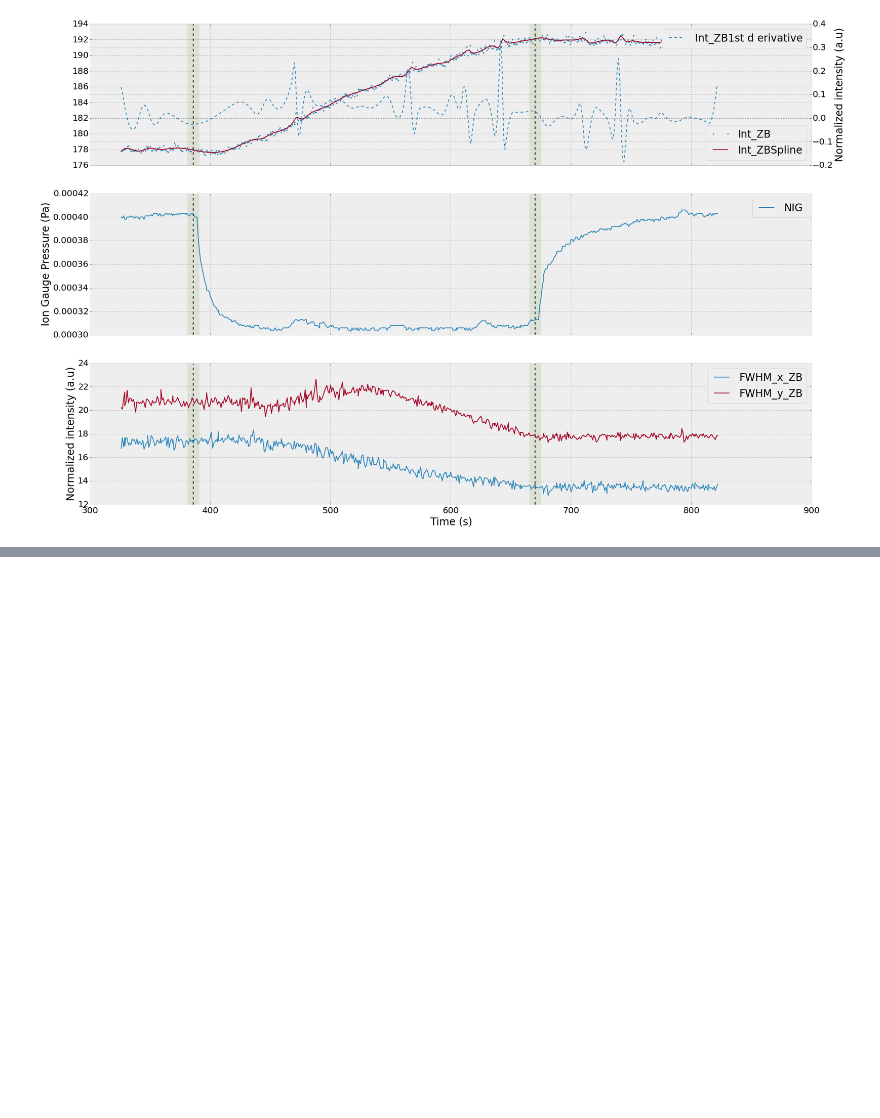
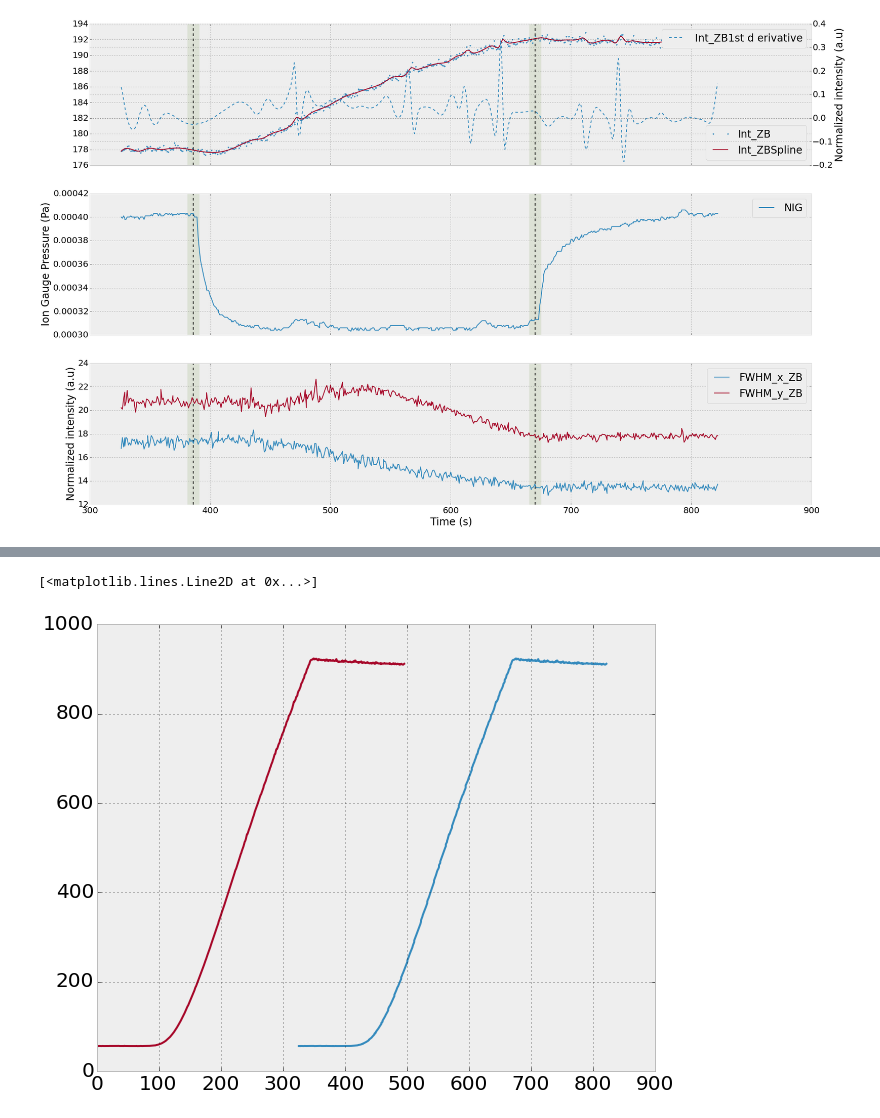
Before and after one commit to giulioungaretti/SPring8, a Jupyter notebook: 0799-Time1a.ipynb, the cells around one changed output, grey strips where cells are left out. Drawn from its saved outputs; the diff is of its cells as text; code cells hidden in the pictures; blank space fills up the shorter version.

```diff
--- a/0799-Time1a.ipynb
+++ b/0799-Time1a.ipynb
@@ -289,0 +295,6 @@ ax3.plot(data.index, savitzky_golay(data.Int_TW,15,3,1))
+# %%
+plot(data.index, data.Int_TW)
+plot(spec_df.dropna().Time, data.Int_TW)
+# %% [output]
+[<matplotlib.lines.Line2D at 0x...>]
+[figure, added]
```
Also changed, not shown: parts of 9 cells of this notebook.
